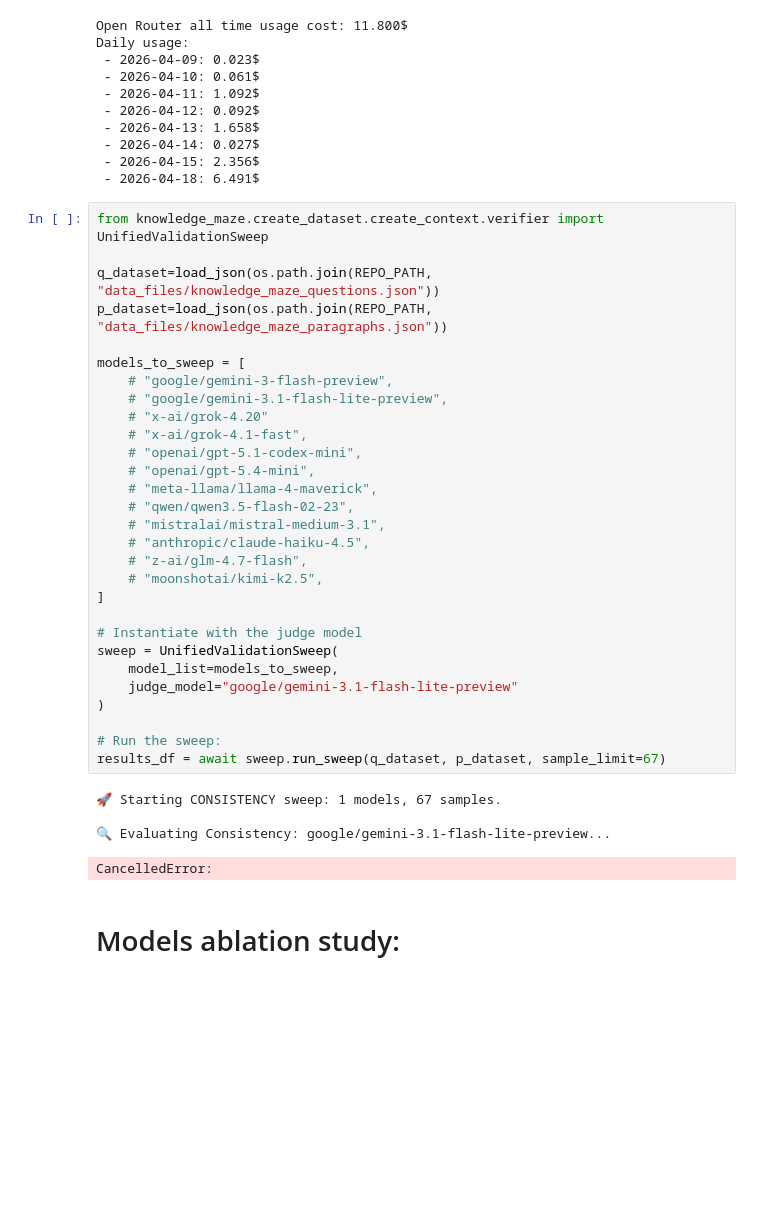
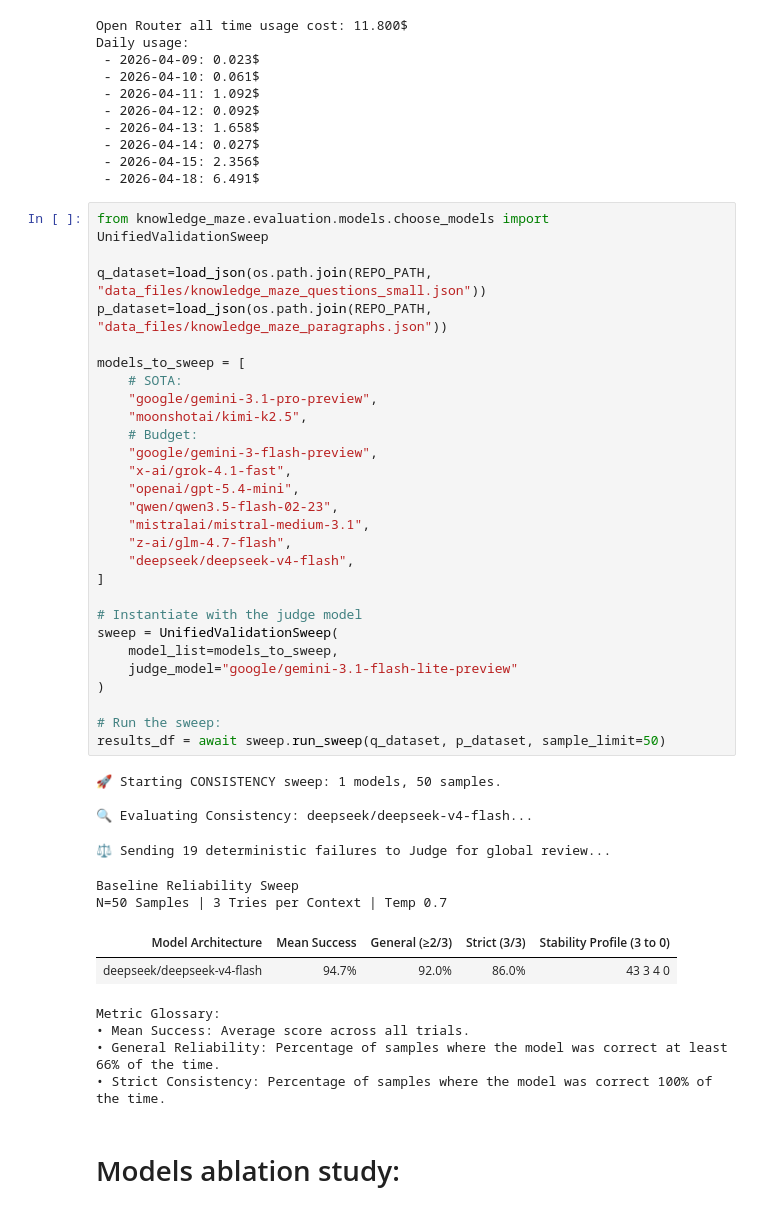
Before and after one commit to danielhk753/CLECK, a Jupyter notebook: notebooks/evaluation.ipynb, the cells around one changed output. Cells and saved outputs as stored; diff of their text form; blank space fills up the shorter version.

```diff
--- a/notebooks/evaluation.ipynb
+++ b/notebooks/evaluation.ipynb
@@ -31,39 +34,46 @@ Daily usage:
  - 2026-04-15: 2.356$
  - 2026-04-18: 6.491$
 # %%
-from knowledge_maze.create_dataset.create_context.verifier import UnifiedValidationSweep
+from knowledge_maze.evaluation.models.choose_models import UnifiedValidationSweep
 
-q_dataset=load_json(os.path.join(REPO_PATH, "data_files/knowledge_maze_questions.json"))
+q_dataset=load_json(os.path.join(REPO_PATH, "data_files/knowledge_maze_questions_small.json"))
 p_dataset=load_json(os.path.join(REPO_PATH, "data_files/knowledge_maze_paragraphs.json"))
 
 models_to_sweep = [
-    # "google/gemini-3-flash-preview",
-    # "google/gemini-3.1-flash-lite-preview",
-    # "x-ai/grok-4.20"
-    # "x-ai/grok-4.1-fast",
-    # "openai/gpt-5.1-codex-mini",
-    # "openai/gpt-5.4-mini",
-    # "meta-llama/llama-4-maverick",
-    # "qwen/qwen3.5-flash-02-23",
-    # "mistralai/mistral-medium-3.1",
-    # "anthropic/claude-haiku-4.5",
-    # "z-ai/glm-4.7-flash",
-    # "moonshotai/kimi-k2.5",
+    # SOTA:
+    "google/gemini-3.1-pro-preview",
+    "moonshotai/kimi-k2.5",
+    # Budget:
+    "google/gemini-3-flash-preview",
+    "x-ai/grok-4.1-fast",
+    "openai/gpt-5.4-mini",
+    "qwen/qwen3.5-flash-02-23",
+    "mistralai/mistral-medium-3.1",
+    "z-ai/glm-4.7-flash",
+    "deepseek/deepseek-v4-flash",
 ]
 
 # Instantiate with the judge model
 sweep = UnifiedValidationSweep(
     model_list=models_to_sweep,
     judge_model="google/gemini-3.1-flash-lite-preview"
 )
 
 # Run the sweep:
-results_df = await sweep.run_sweep(q_dataset, p_dataset, sample_limit=67)
+results_df = await sweep.run_sweep(q_dataset, p_dataset, sample_limit=50)
 # %% [output]
-🚀 Starting CONSISTENCY sweep: 1 models, 67 samples.
+🚀 Starting CONSISTENCY sweep: 1 models, 50 samples.
 
-🔍 Evaluating Consistency: google/gemini-3.1-flash-lite-preview...
+🔍 Evaluating Consistency: deepseek/deepseek-v4-flash...
-CancelledError:
+⚖️ Sending 19 deterministic failures to Judge for global review...
+Baseline Reliability Sweep
+N=50 Samples | 3 Tries per Context | Temp 0.7
+| Model Architecture | Mean Success | General (≥2/3) | Strict (3/3) | Stability Profile (3 to 0) |
+| deepseek/deepseek-v4-flash | 94.7% | 92.0% | 86.0% | 43 3 4 0 |
+Metric Glossary:
+• Mean Success: Average score across all trials.
+• General Reliability: Percentage of samples where the model was correct at least 66% of the time.
+• Strict Consistency: Percentage of samples where the model was correct 100% of the time.
 # %% [markdown]
 # Models ablation study:
 # %%
```
Also changed, not shown: parts of 6 cells of this notebook, 2 other files.
